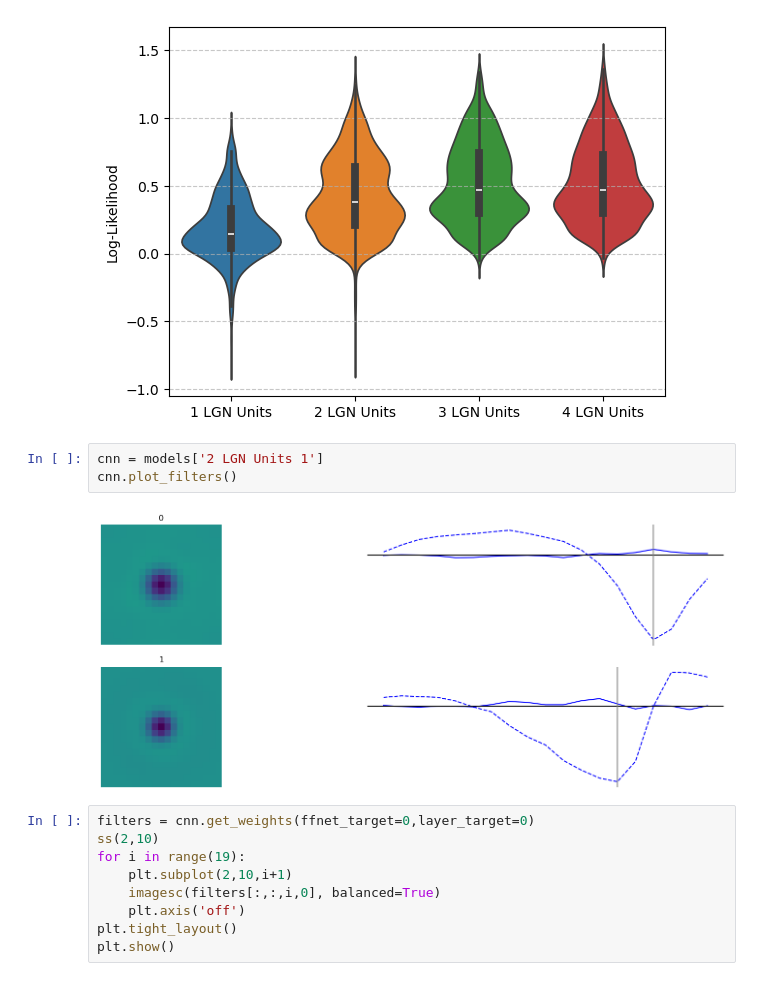
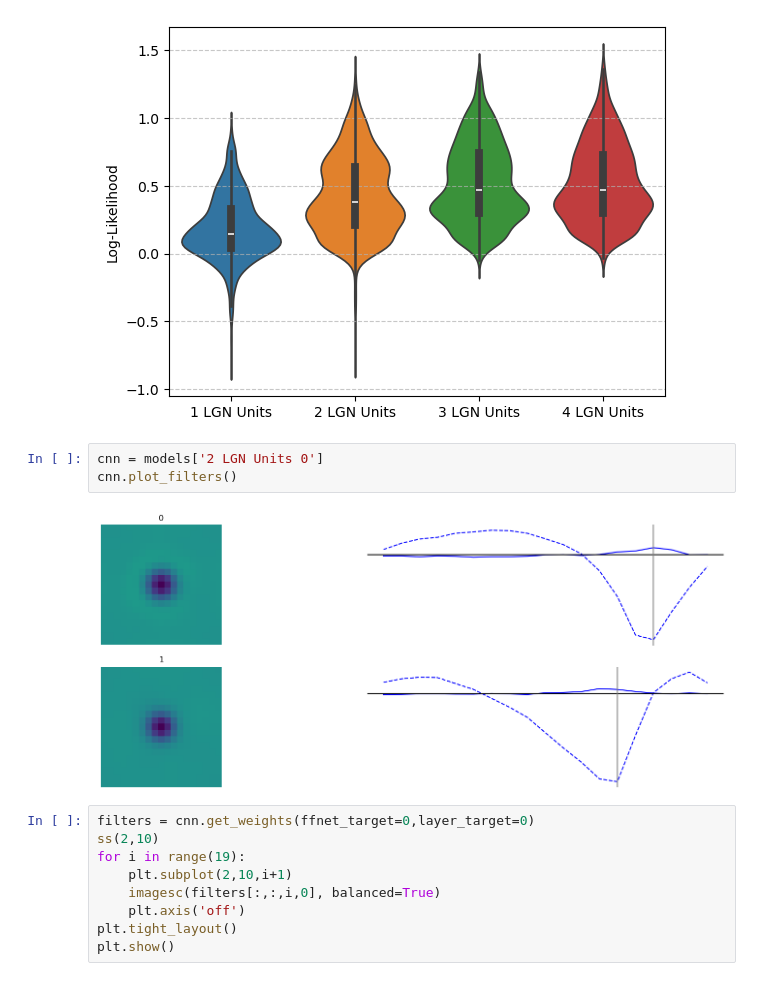
Before and after one commit to IsabelF98/Cloud_SynthData_Proj, a Jupyter notebook: LGN_units.ipynb, the cells around one changed output. Drawn from its saved outputs; the diff is of its cells as text.

```diff
--- a/LGN_units.ipynb
+++ b/LGN_units.ipynb
@@ -338,10 +351,10 @@ plt.ylabel('Log-Likelihood')
 Text(0, 0.5, 'Log-Likelihood')
 [figure]
 # %%
-cnn = models['2 LGN Units 1']
+cnn = models['2 LGN Units 0']
 cnn.plot_filters()
 # %% [output]
-[figure, old version]
+[figure, new version]
 # %%
 filters = cnn.get_weights(ffnet_target=0,layer_target=0)
 ss(2,10)
```
Also changed, not shown: parts of 3 cells of this notebook.
